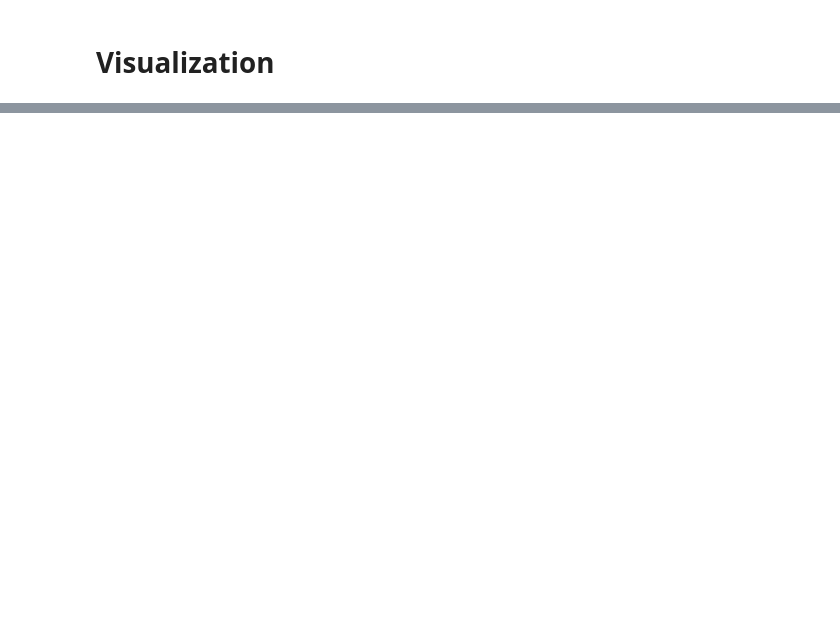
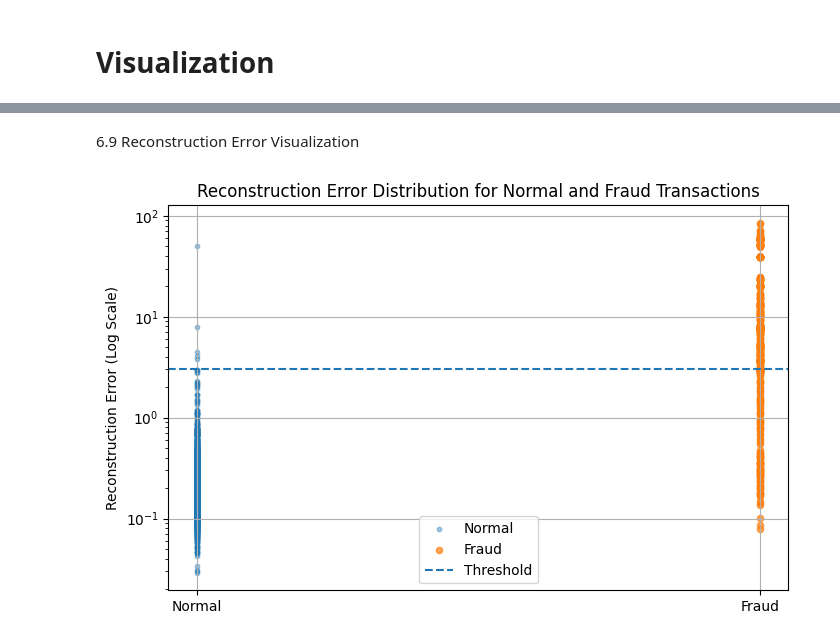
Before and after one commit to DOHA-BASEM3/FINAL-PROJECT, a Jupyter notebook: Ghena_Preprocessing_PCA_tSNE.ipynb, the cells around one changed output, grey strips where cells are left out. Drawn from its saved outputs; the diff is of its cells as text; code cells hidden in the pictures; blank space fills up the shorter version.

```diff
--- a/Ghena_Preprocessing_PCA_tSNE.ipynb
+++ b/Ghena_Preprocessing_PCA_tSNE.ipynb
@@ -1211,0 +1436,15 @@ plt.show()
+# %%
+# Select a threshold and classify transactions as normal or anomalous.
+# Transactions with reconstruction error above the threshold are classified as anomalies.
+
+threshold = np.percentile(reconstruction_error, 99)
+
+print("Selected threshold:", threshold)
+
+y_pred = (reconstruction_error > threshold).astype(int)
+
+print("Predicted class distribution:")
+unique_pred, counts_pred = np.unique(y_pred, return_counts=True)
+
+for label, count in zip(unique_pred, counts_pred):
+    print(label, ":", count)
@@ -1211,0 +1516,53 @@ plt.show()
+# %% [markdown]
+6.9 Reconstruction Error Visualization
+# %%
+# Visualize reconstruction errors for normal and fraudulent transactions.
+
+normal_errors = reconstruction_error[y_test == 0]
+fraud_errors = reconstruction_error[y_test == 1]
+
+np.random.seed(42)
+
+normal_sample_size = min(2000, len(normal_errors))
+normal_sample = np.random.choice(
+    normal_errors,
+    size=normal_sample_size,
+    replace=False
+)
+
+x_normal = np.zeros(len(normal_sample))
+x_fraud = np.ones(len(fraud_errors))
+
+plt.figure(figsize=(8, 5))
+
+plt.scatter(
+    x_normal,
+    normal_sample,
+    alpha=0.4,
+    s=10,
+    label="Normal"
+)
+
+plt.scatter(
+    x_fraud,
+    fraud_errors,
+    alpha=0.7,
+    s=20,
+    label="Fraud"
+)
+
+plt.axhline(
+    threshold,
+    linestyle="--",
+    label="Threshold"
+)
+
+plt.xticks([0, 1], ["Normal", "Fraud"])
+plt.yscale("log")
+plt.ylabel("Reconstruction Error (Log Scale)")
+plt.title("Reconstruction Error Distribution for Normal and Fraud Transactions")
+plt.legend()
+plt.grid(True)
+plt.show()
+# %% [output]
+[figure, added]
```
Also changed, not shown: parts of 49 cells of this notebook.
